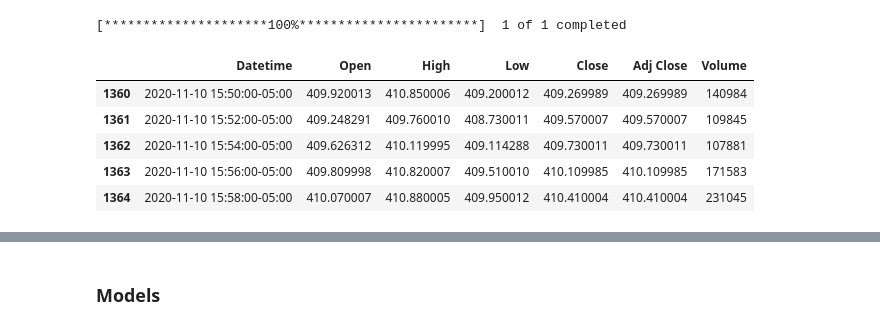
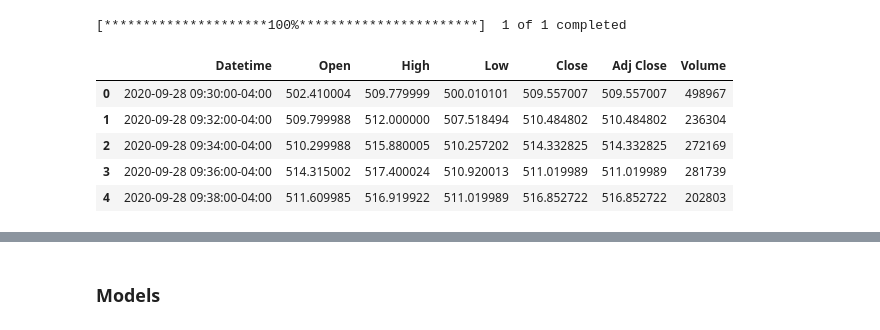
Before and after one commit to dataubc/stock_price_prediction, a Jupyter notebook: machine_learning/feature_eng.ipynb, the cells around one changed output, grey strips where cells are left out. Cells and saved outputs as stored; diff of their text form; code cells hidden in the pictures.

```diff
--- a/machine_learning/feature_eng.ipynb
+++ b/machine_learning/feature_eng.ipynb
@@ -29,7 +29,7 @@ import yfinance as yf  # for data
 from pandas_datareader import data as pdr
 yf.pdr_override()
 # %%
-def read_data(stock='TSLA', period = "7d", interval = "2m"):
+def read_data(stock='TSLA', period = "60d", interval = "2m"):
     '''
     reading the data
     '''
@@ -47,16 +81,16 @@ def read_data(stock='TSLA', period = "7d", interval = "2m"):
 # %%
-df1 = read_data(stock='TSLA').reset_index()
+df1 = read_data(stock='AAPL').reset_index()
 # %% [output]
 [*********************100%***********************]  1 of 1 completed
 # %%
 df2 = df1.copy()
 # %%
 # here is the tail of the df which has the most recent data
-df1.tail()
+df1.head()
 # %% [output]
 |  | Datetime | Open | High | Low | Close | Adj Close | Volume |
-| 1360 | 2020-11-10 15:50:00-05:00 | 409.920013 | 410.850006 | 409.200012 | 409.269989 | 409.269989 | 140984 |
-| 1361 | 2020-11-10 15:52:00-05:00 | 409.248291 | 409.760010 | 408.730011 | 409.570007 | 409.570007 | 109845 |
-| 1362 | 2020-11-10 15:54:00-05:00 | 409.626312 | 410.119995 | 409.114288 | 409.730011 | 409.730011 | 107881 |
-| 1363 | 2020-11-10 15:56:00-05:00 | 409.809998 | 410.820007 | 409.510010 | 410.109985 | 410.109985 | 171583 |
-| 1364 | 2020-11-10 15:58:00-05:00 | 410.070007 | 410.880005 | 409.950012 | 410.410004 | 410.410004 | 231045 |
+| 0 | 2020-09-28 09:30:00-04:00 | 502.410004 | 509.779999 | 500.010101 | 509.557007 | 509.557007 | 498967 |
+| 1 | 2020-09-28 09:32:00-04:00 | 509.799988 | 512.000000 | 507.518494 | 510.484802 | 510.484802 | 236304 |
+| 2 | 2020-09-28 09:34:00-04:00 | 510.299988 | 515.880005 | 510.257202 | 514.332825 | 514.332825 | 272169 |
+| 3 | 2020-09-28 09:36:00-04:00 | 514.315002 | 517.400024 | 510.920013 | 511.019989 | 511.019989 | 281739 |
+| 4 | 2020-09-28 09:38:00-04:00 | 511.609985 | 516.919922 | 511.019989 | 516.852722 | 516.852722 | 202803 |
```
Also changed, not shown: parts of 22 cells of this notebook, 13 other files.
